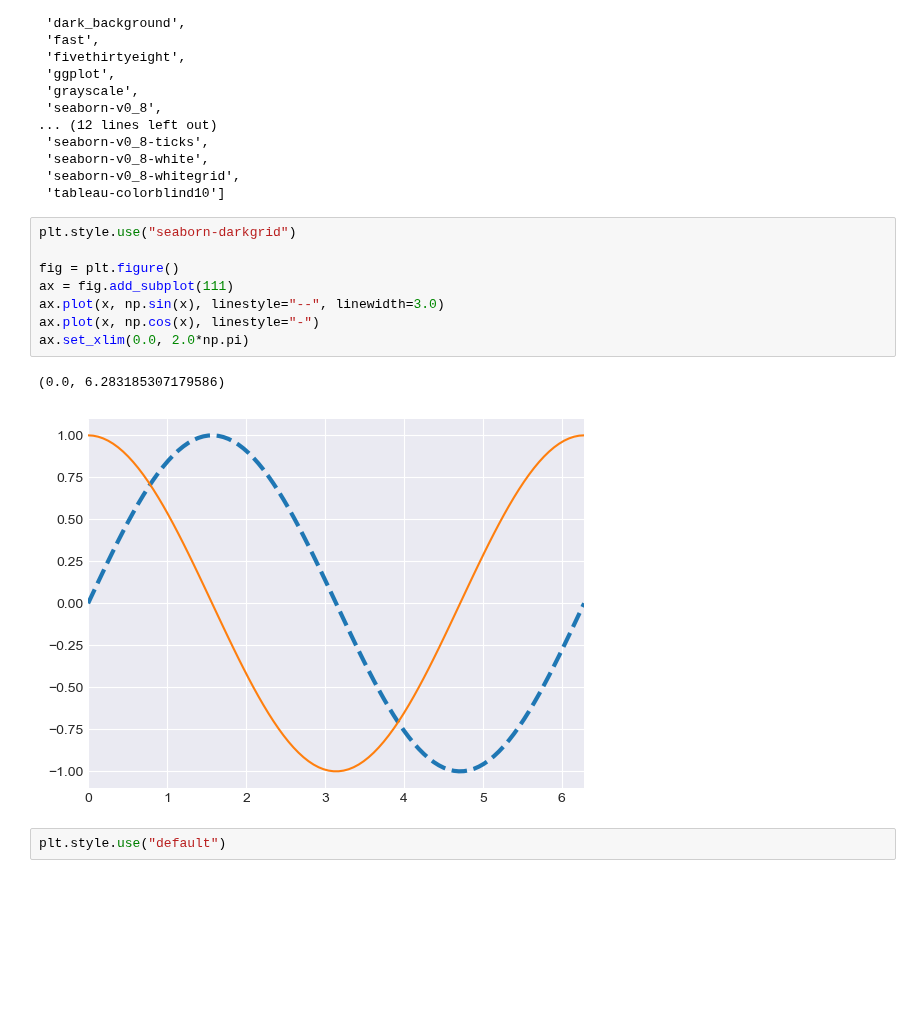
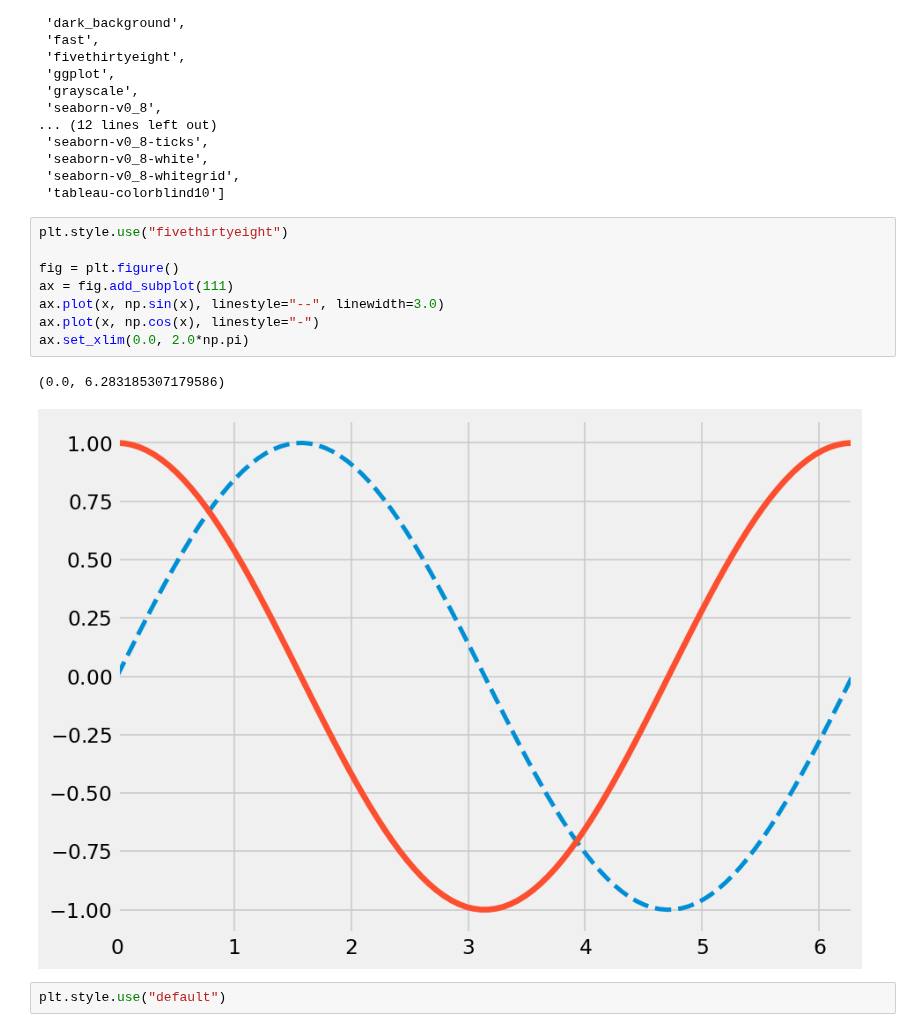
Before and after one commit to sbu-python-class/python-science, a Jupyter notebook: content/04-matplotlib/matplotlib-basics.ipynb, the cells around one changed output. Cells and saved outputs as stored; diff of their text form; blank space fills up the shorter version.

```diff
--- a/content/04-matplotlib/matplotlib-basics.ipynb
+++ b/content/04-matplotlib/matplotlib-basics.ipynb
@@ -137,16 +137,16 @@ plt.style.available
  'seaborn-v0_8-whitegrid',
  'tableau-colorblind10']
 # %%
-plt.style.use("seaborn-darkgrid")
+plt.style.use("fivethirtyeight")
 
 fig = plt.figure()
 ax = fig.add_subplot(111)
 ax.plot(x, np.sin(x), linestyle="--", linewidth=3.0)
 ax.plot(x, np.cos(x), linestyle="-")
 ax.set_xlim(0.0, 2.0*np.pi)
 # %% [output]
 (0.0, 6.283185307179586)
-[figure, old version]
+[figure, new version]
 # %%
 plt.style.use("default")
 # %% [markdown]
```
Also changed, not shown: parts of 5 cells of this notebook.
